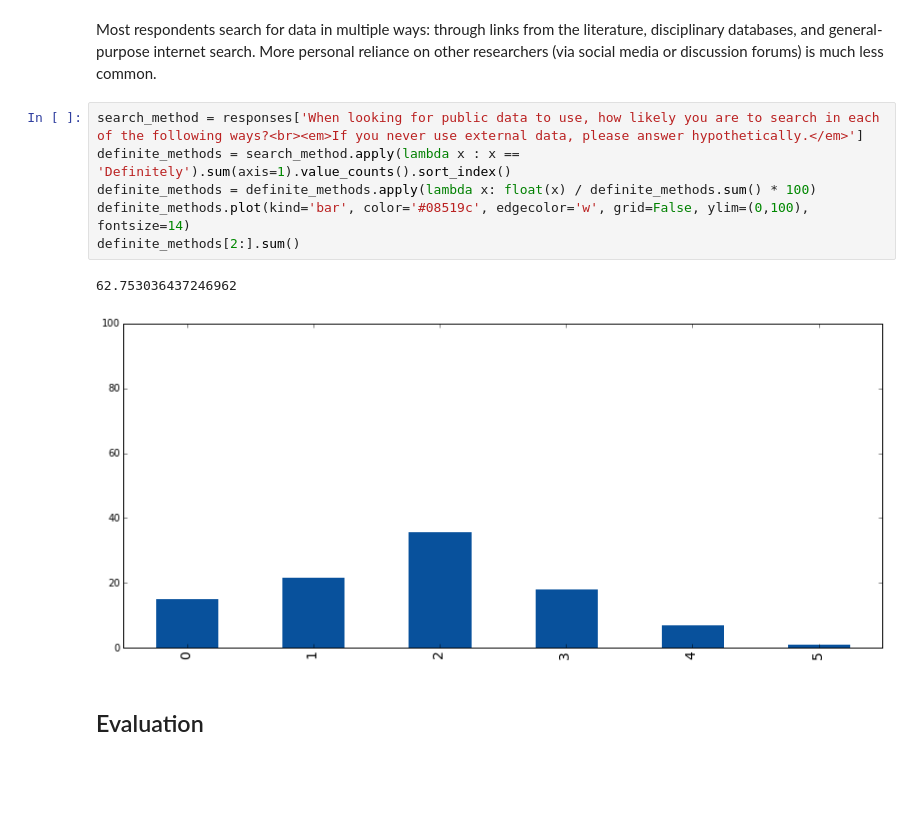
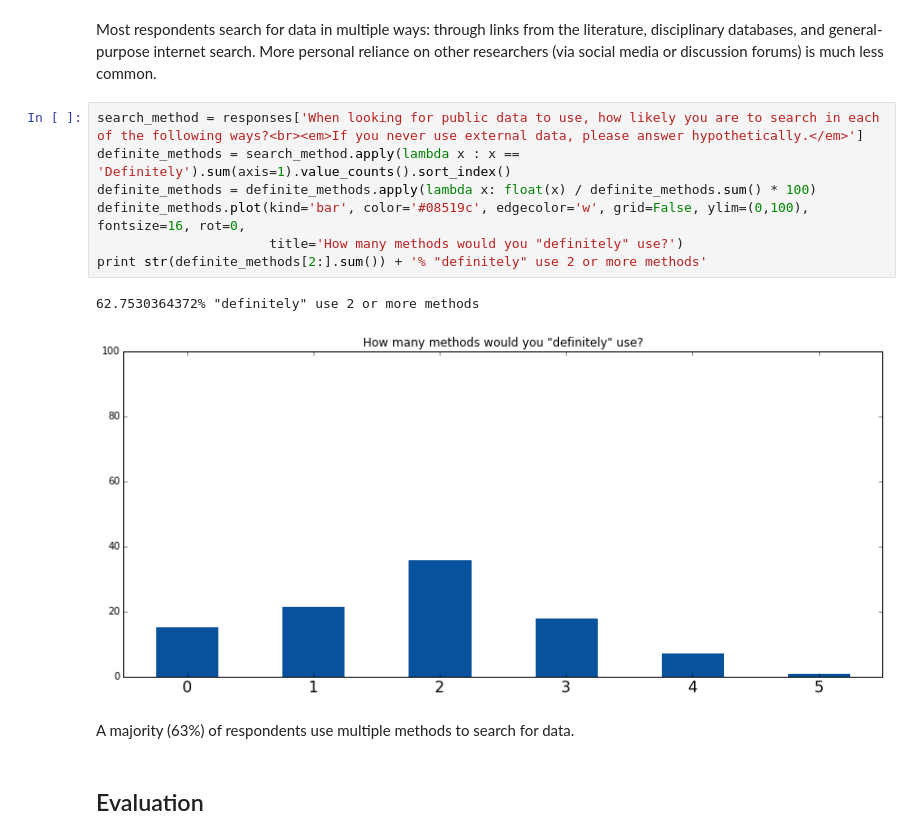
Before and after one commit to JEK-III/MDCSurvey, a Jupyter notebook: Making Data Count.ipynb, the cells around one changed output. Cells and saved outputs as stored; diff of their text form; blank space fills up the shorter version.

Commit message:
Added a couple of new graphs
Removed “Any means at all”

```diff
--- a/Making Data Count.ipynb
+++ b/Making Data Count.ipynb
@@ -347,12 +315,15 @@ Most respondents search for data in multiple ways: through links from the litera
 # %%
 search_method = responses['When looking for public data to use, how likely you are to search in each of the following ways?<br><em>If you never use external data, please answer hypothetically.</em>']
 definite_methods = search_method.apply(lambda x : x == 'Definitely').sum(axis=1).value_counts().sort_index()
 definite_methods = definite_methods.apply(lambda x: float(x) / definite_methods.sum() * 100)
-definite_methods.plot(kind='bar', color='#08519c', edgecolor='w', grid=False, ylim=(0,100), fontsize=14)
-definite_methods[2:].sum()
+definite_methods.plot(kind='bar', color='#08519c', edgecolor='w', grid=False, ylim=(0,100), fontsize=16, rot=0,
+                      title='How many methods would you "definitely" use?')
+print str(definite_methods[2:].sum()) + '% "definitely" use 2 or more methods'
 # %% [output]
-62.753036437246962
+62.7530364372% "definitely" use 2 or more methods
-[figure, old version]
+[figure, new version]
+# %% [markdown]
+A majority (63%) of respondents use multiple methods to search for data.
 # %% [markdown]
 ## Evaluation
 # %% [markdown]
```
Also changed, not shown: parts of 18 cells of this notebook, 1 other file.
